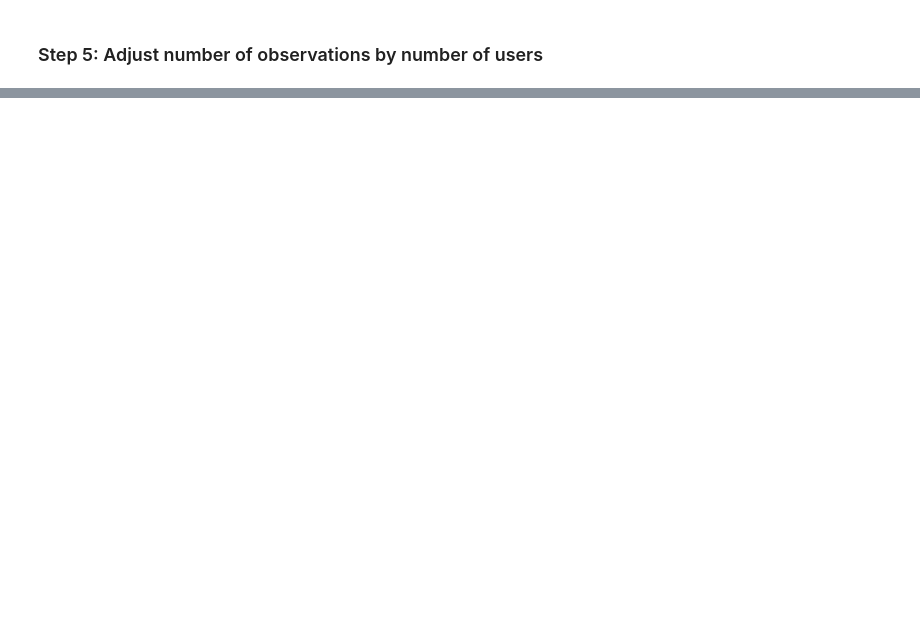
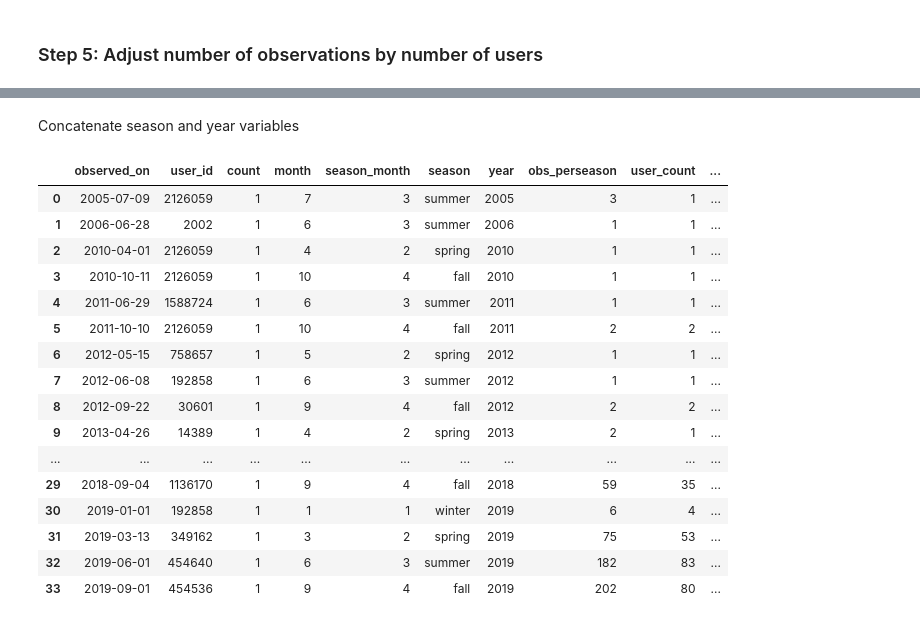
Before and after one commit to caroschwedh/BIOF309-final-project, a Jupyter notebook: DMV_bees.ipynb, the cells around one changed output, grey strips where cells are left out. Cells and saved outputs as stored; diff of their text form; code cells hidden in the pictures; blank space fills up the shorter version.

```diff
--- a/DMV_bees.ipynb
+++ b/DMV_bees.ipynb
@@ -160,0 +213,25 @@ print(df_iNat.head())
+# %% [markdown]
+Concatenate season and year variables
+# %%
+iNat_complete['season_year'] = iNat_complete['season'] + ', ' + iNat_complete['year']
+
+# Make new column to make new index in next step
+iNat_complete = iNat_complete.reset_index(drop=True)
+# %% [output]
+|  | observed_on | user_id | count | month | season_month | season | year | obs_perseason | user_count | ... |
+| 0 | 2005-07-09 | 2126059 | 1 | 7 | 3 | summer | 2005 | 3 | 1 | ... |
+| 1 | 2006-06-28 | 2002 | 1 | 6 | 3 | summer | 2006 | 1 | 1 | ... |
+| 2 | 2010-04-01 | 2126059 | 1 | 4 | 2 | spring | 2010 | 1 | 1 | ... |
+| 3 | 2010-10-11 | 2126059 | 1 | 10 | 4 | fall | 2010 | 1 | 1 | ... |
+| 4 | 2011-06-29 | 1588724 | 1 | 6 | 3 | summer | 2011 | 1 | 1 | ... |
+| 5 | 2011-10-10 | 2126059 | 1 | 10 | 4 | fall | 2011 | 2 | 2 | ... |
+| 6 | 2012-05-15 | 758657 | 1 | 5 | 2 | spring | 2012 | 1 | 1 | ... |
+| 7 | 2012-06-08 | 192858 | 1 | 6 | 3 | summer | 2012 | 1 | 1 | ... |
+| 8 | 2012-09-22 | 30601 | 1 | 9 | 4 | fall | 2012 | 2 | 2 | ... |
+| 9 | 2013-04-26 | 14389 | 1 | 4 | 2 | spring | 2013 | 2 | 1 | ... |
+| ... | ... | ... | ... | ... | ... | ... | ... | ... | ... | ... |
+| 29 | 2018-09-04 | 1136170 | 1 | 9 | 4 | fall | 2018 | 59 | 35 | ... |
+| 30 | 2019-01-01 | 192858 | 1 | 1 | 1 | winter | 2019 | 6 | 4 | ... |
+| 31 | 2019-03-13 | 349162 | 1 | 3 | 2 | spring | 2019 | 75 | 53 | ... |
+| 32 | 2019-06-01 | 454640 | 1 | 6 | 3 | summer | 2019 | 182 | 83 | ... |
+| 33 | 2019-09-01 | 454536 | 1 | 9 | 4 | fall | 2019 | 202 | 80 | ... |
```
Also changed, not shown: parts of 20 cells of this notebook, 1 other file.
